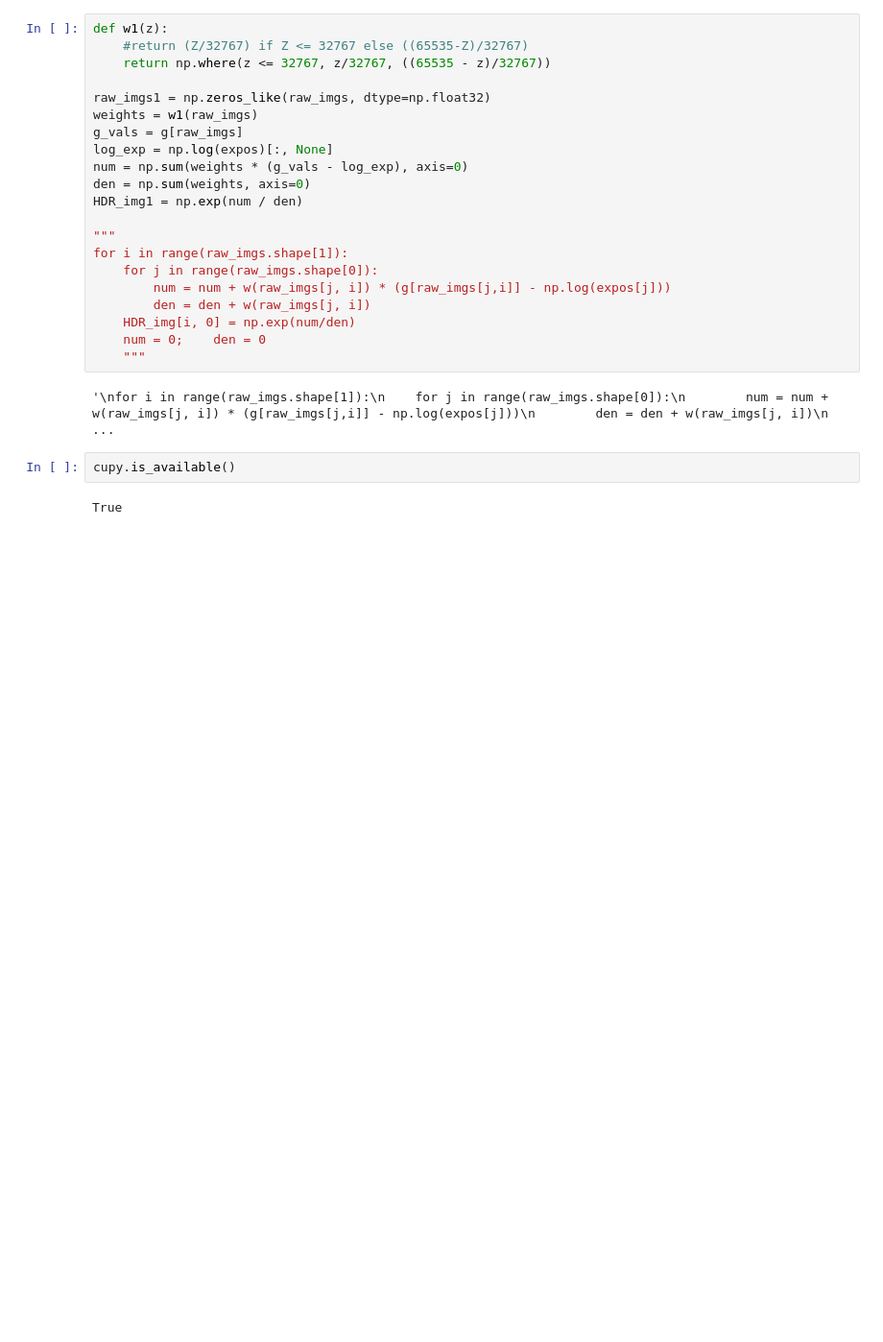
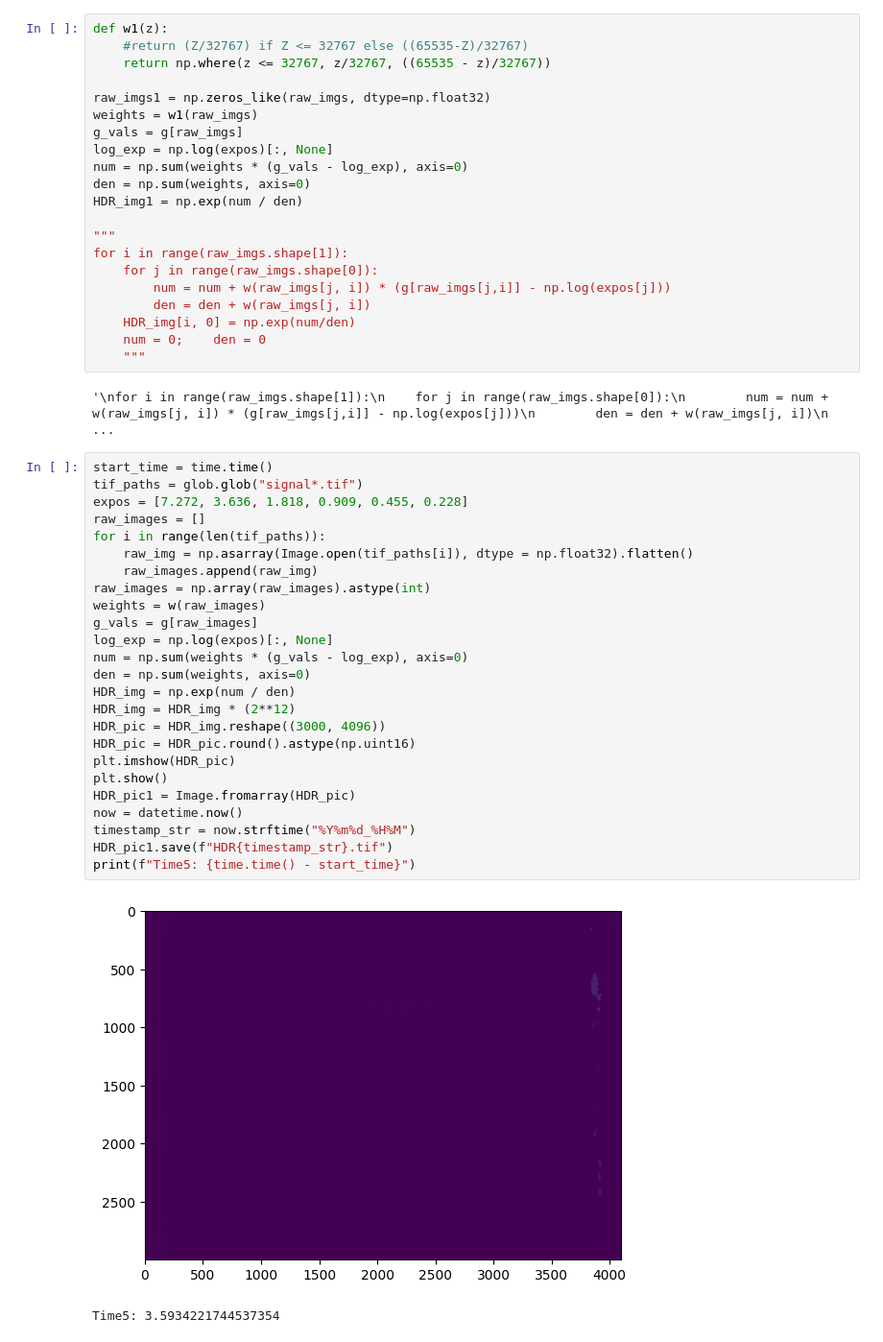
Before and after one commit to chetanchire/denoise, a Jupyter notebook: 251114_1.ipynb, the cells around one changed output. Shown: that part at 96% size. Saved outputs shown, nothing was run; the diff lists cells and outputs as text; blank space fills up the shorter version.

```diff
--- a/251114_1.ipynb
+++ b/251114_1.ipynb
@@ -299,6 +289,30 @@ for i in range(raw_imgs.shape[1]):
 # %% [output]
 '\nfor i in range(raw_imgs.shape[1]):\n    for j in range(raw_imgs.shape[0]):\n        num = num + w(raw_imgs[j, i]) * (g[raw_imgs[j,i]] - np.log(expos[j]))\n        den = den + w(raw_imgs[j, i])\n    ...
 # %%
-cupy.is_available()
+start_time = time.time()
+tif_paths = glob.glob("signal*.tif")
+expos = [7.272, 3.636, 1.818, 0.909, 0.455, 0.228]
+raw_images = []
+for i in range(len(tif_paths)):
+	raw_img = np.asarray(Image.open(tif_paths[i]), dtype = np.float32).flatten()
+	raw_images.append(raw_img)
+raw_images = np.array(raw_images).astype(int)
+weights = w(raw_images)
+g_vals = g[raw_images]
+log_exp = np.log(expos)[:, None]
+num = np.sum(weights * (g_vals - log_exp), axis=0)
+den = np.sum(weights, axis=0)
+HDR_img = np.exp(num / den)
+HDR_img = HDR_img * (2**12)
+HDR_pic = HDR_img.reshape((3000, 4096))
+HDR_pic = HDR_pic.round().astype(np.uint16)
+plt.imshow(HDR_pic)
+plt.show()
+HDR_pic1 = Image.fromarray(HDR_pic)
+now = datetime.now()
+timestamp_str = now.strftime("%Y%m%d_%H%M")
+HDR_pic1.save(f"HDR{timestamp_str}.tif")
+print(f"Time5: {time.time() - start_time}")
 # %% [output]
+[figure, added]
-True
+Time5: 3.5934221744537354
```
Also changed, not shown: parts of 8 cells of this notebook, 2 other files.
